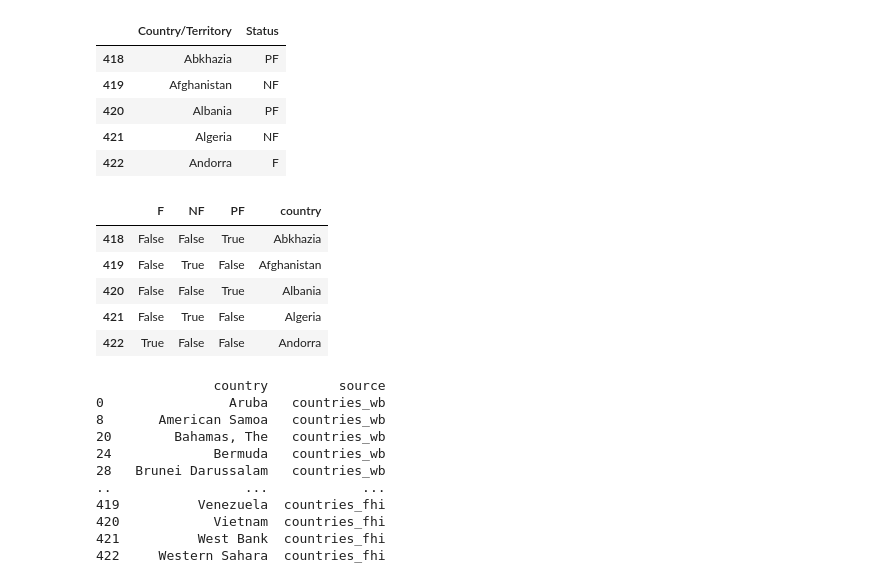
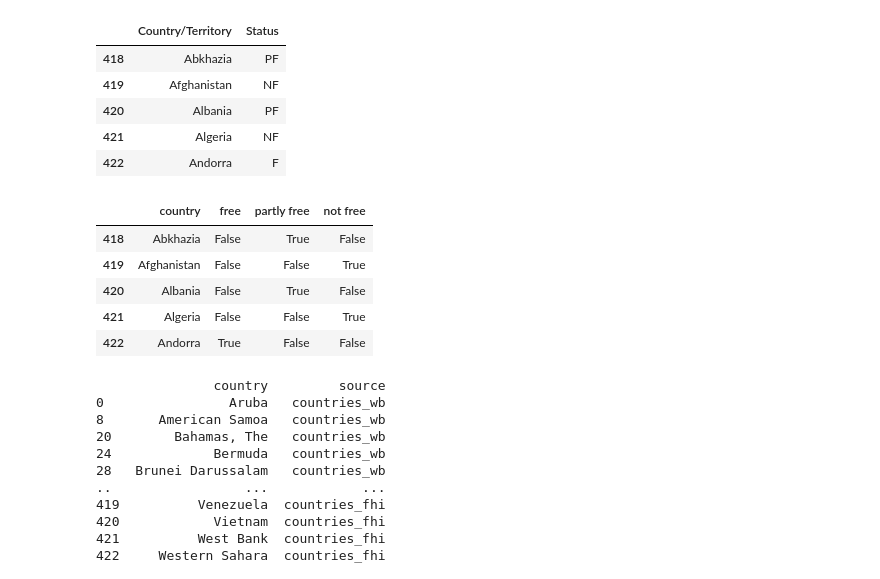
Before and after one commit to nazimben25/Immigration_causes, a Jupyter notebook: Data_collection_ETL_DataB_creation/Data_collection_other_indicators.ipynb, the cells around one changed output. Cells and saved outputs as stored; diff of their text form; code cells hidden in the pictures.

```diff
--- a/Data_collection_ETL_DataB_creation/Data_collection_other_indicators.ipynb
+++ b/Data_collection_ETL_DataB_creation/Data_collection_other_indicators.ipynb
@@ -520,16 +520,23 @@ fhi_df.head()
 # %%
 fhi_df_clean = pd.get_dummies(fhi_df['Status'])
 fhi_df_clean['Country/Territory'] = fhi_df['Country/Territory']
 
-fhi_df_clean = fhi_df_clean.rename(columns={'Country/Territory':'country'})
+fhi_df_clean = fhi_df_clean.rename(columns={
+                                    'Country/Territory':'country',
+                                    'F'  :  'free' ,
+                                    'PF'  : 'partly free' ,
+                                    'NF'  : 'not free'
+                                    })
+fhi_df_clean = fhi_df_clean[['country','free', 'partly free', 'not free' ]]
+
 fhi_df_clean.head()
 # %% [output]
-|  | F | NF | PF | country |
-| 418 | False | False | True | Abkhazia |
-| 419 | False | True | False | Afghanistan |
-| 420 | False | False | True | Albania |
-| 421 | False | True | False | Algeria |
-| 422 | True | False | False | Andorra |
+|  | country | free | partly free | not free |
+| 418 | Abkhazia | False | True | False |
+| 419 | Afghanistan | False | False | True |
+| 420 | Albania | False | True | False |
+| 421 | Algeria | False | False | True |
+| 422 | Andorra | True | False | False |
 # %%
 # to identify the countries names that mismatch between IRCC and World bank
 
```
Also changed, not shown: parts of 4 cells of this notebook, 16 other files.
